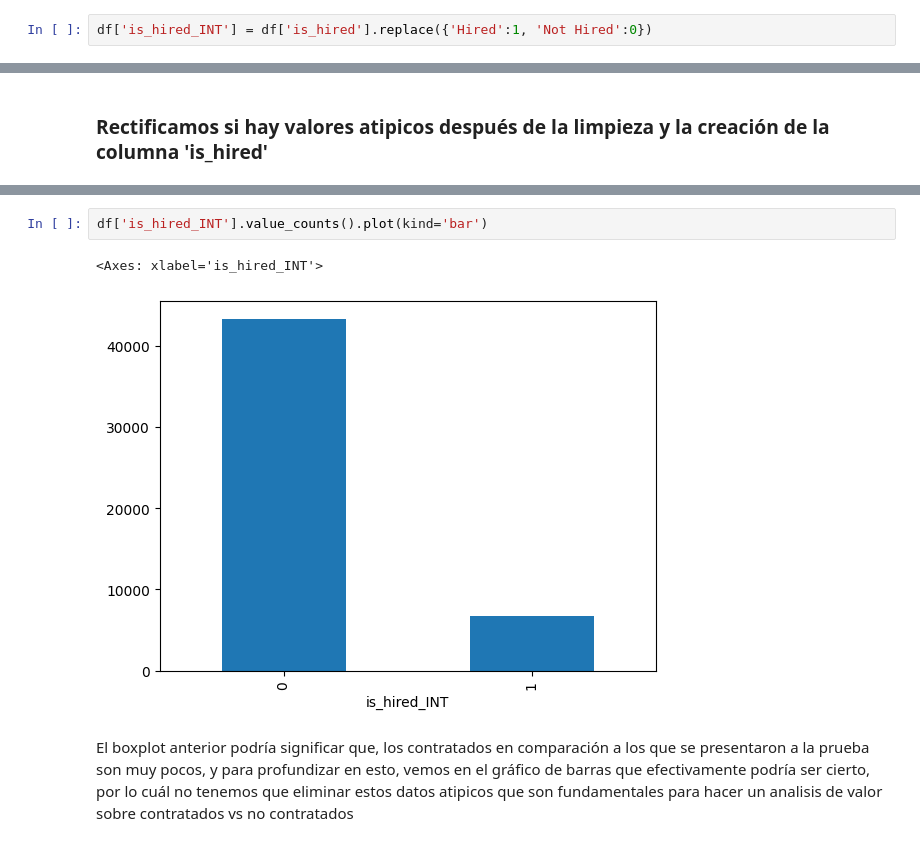
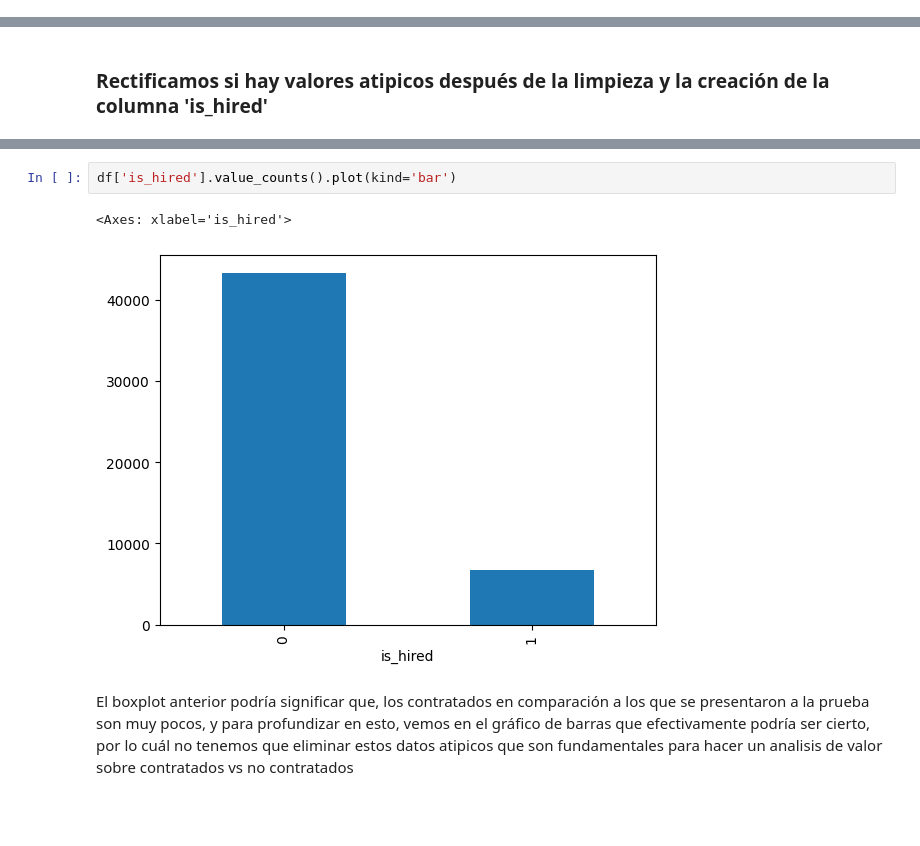
Before and after one commit to JuanRuizIng/Workshop001_Data_Engineering, a Jupyter notebook: notebooks/EDA_cleaned.ipynb, the cells around one changed output, grey strips where cells are left out. Cells and saved outputs as stored; diff of their text form; blank space fills up the shorter version.

```diff
--- a/notebooks/EDA_cleaned.ipynb
+++ b/notebooks/EDA_cleaned.ipynb
@@ -71,5 +69,3 @@ dtype: int64
-# %%
-df['is_hired_INT'] = df['is_hired'].replace({'Hired':1, 'Not Hired':0})
 # %% [markdown]
 ### Busco reemplazar los valores de las columnas 'Seniority' y 'Technology' de tipo String a Int para realizar un analisis de correlación, ya que sería interesante ver si influye el seniority y el titulo en la efectividad que tiene el postulado en el puntaje de la prueba:
 # %%
@@ -127,10 +123,10 @@ plt.show()
 # %% [output]
 [figure]
 # %%
-df['is_hired_INT'].value_counts().plot(kind='bar')
+df['is_hired'].value_counts().plot(kind='bar')
 # %% [output]
-<Axes: xlabel='is_hired_INT'>
+<Axes: xlabel='is_hired'>
-[figure, old version]
+[figure, new version]
 # %% [markdown]
 El boxplot anterior podría significar que, los contratados en comparación a los que se presentaron a la prueba son muy pocos, y para profundizar en esto, vemos en el gráfico de barras que efectivamente podría ser cierto, por lo cuál no tenemos que eliminar estos datos atipicos que son fundamentales para hacer un analisis de valor sobre contratados vs no contratados
 # %% [markdown]
```
Also changed, not shown: parts of 5 cells of this notebook, 2 other files.
